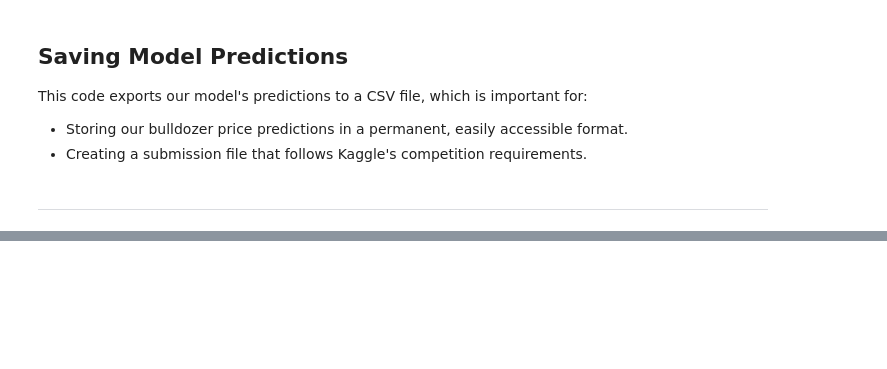
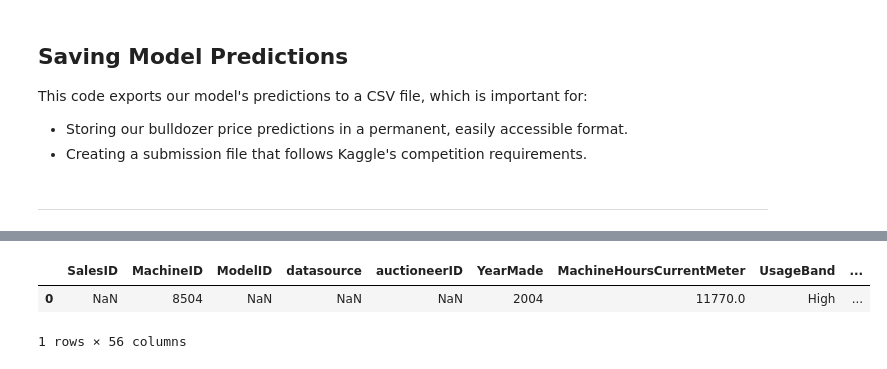
Before and after one commit to Blignaut24/About-BulldozerPriceGenius-_BPG-_v2, a Jupyter notebook: jupyter_notebooks/05_model_training_and_evaluation.ipynb, the cells around one changed output, grey strips where cells are left out. Drawn from its saved outputs; the diff is of its cells as text; code cells hidden in the pictures; blank space fills up the shorter version.

```diff
--- a/jupyter_notebooks/05_model_training_and_evaluation.ipynb
+++ b/jupyter_notebooks/05_model_training_and_evaluation.ipynb
@@ -1791,0 +1947,8 @@ pred_df.to_csv(r"C:\Users\blign\Dropbox\1 PROJECT\VS Code Project Respository\Ab
+# %%
+# Turn single sample in a DataFrame
+custom_sample_df = pd.DataFrame(custom_sample, index=[0])
+custom_sample_df.head()
+# %% [output]
+|  | SalesID | MachineID | ModelID | datasource | auctioneerID | YearMade | MachineHoursCurrentMeter | UsageBand | ... |
+| 0 | NaN | 8504 | NaN | NaN | NaN | 2004 | 11770.0 | High | ... |
+1 rows × 56 columns
```
Also changed, not shown: parts of 16 cells of this notebook.
